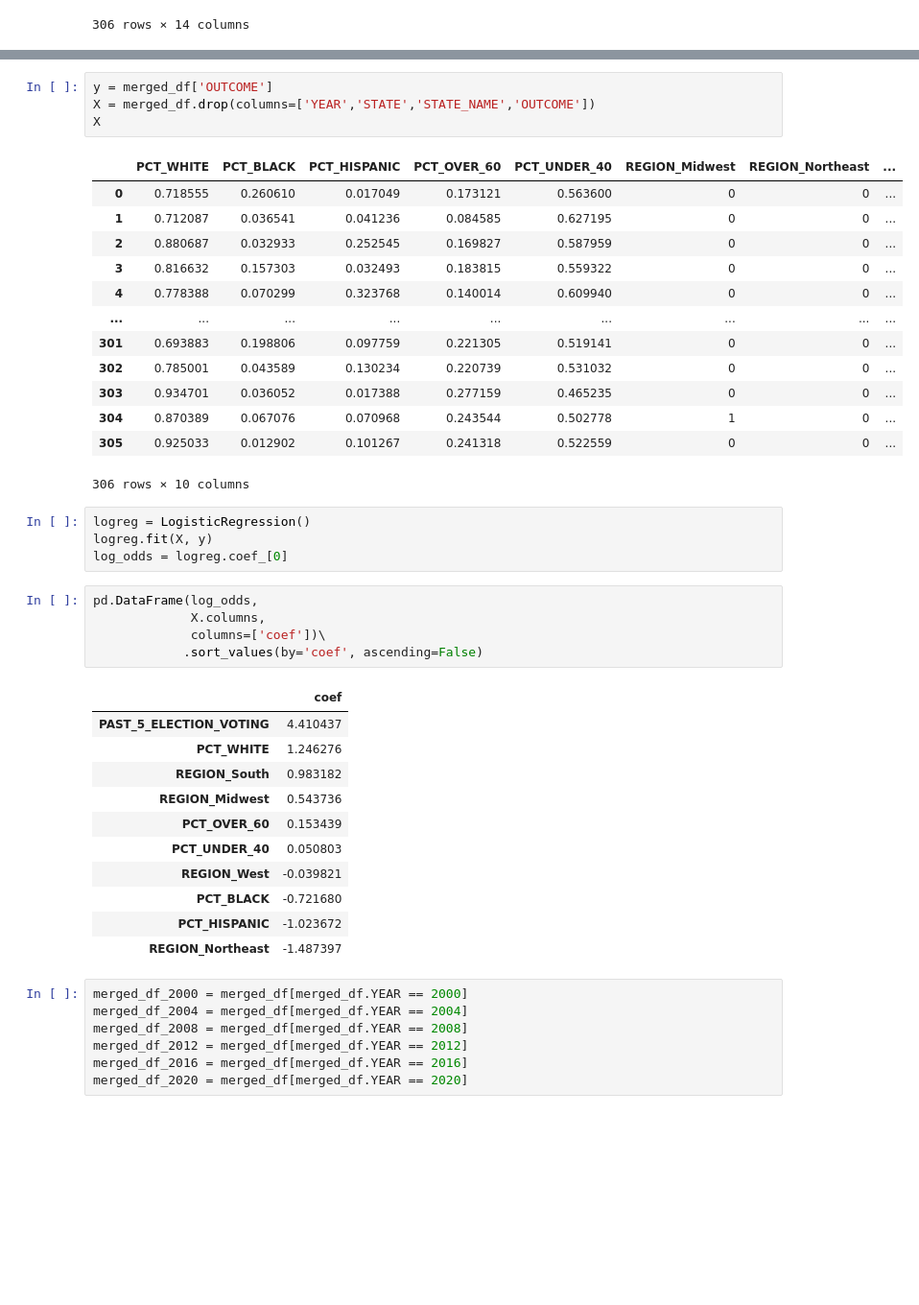
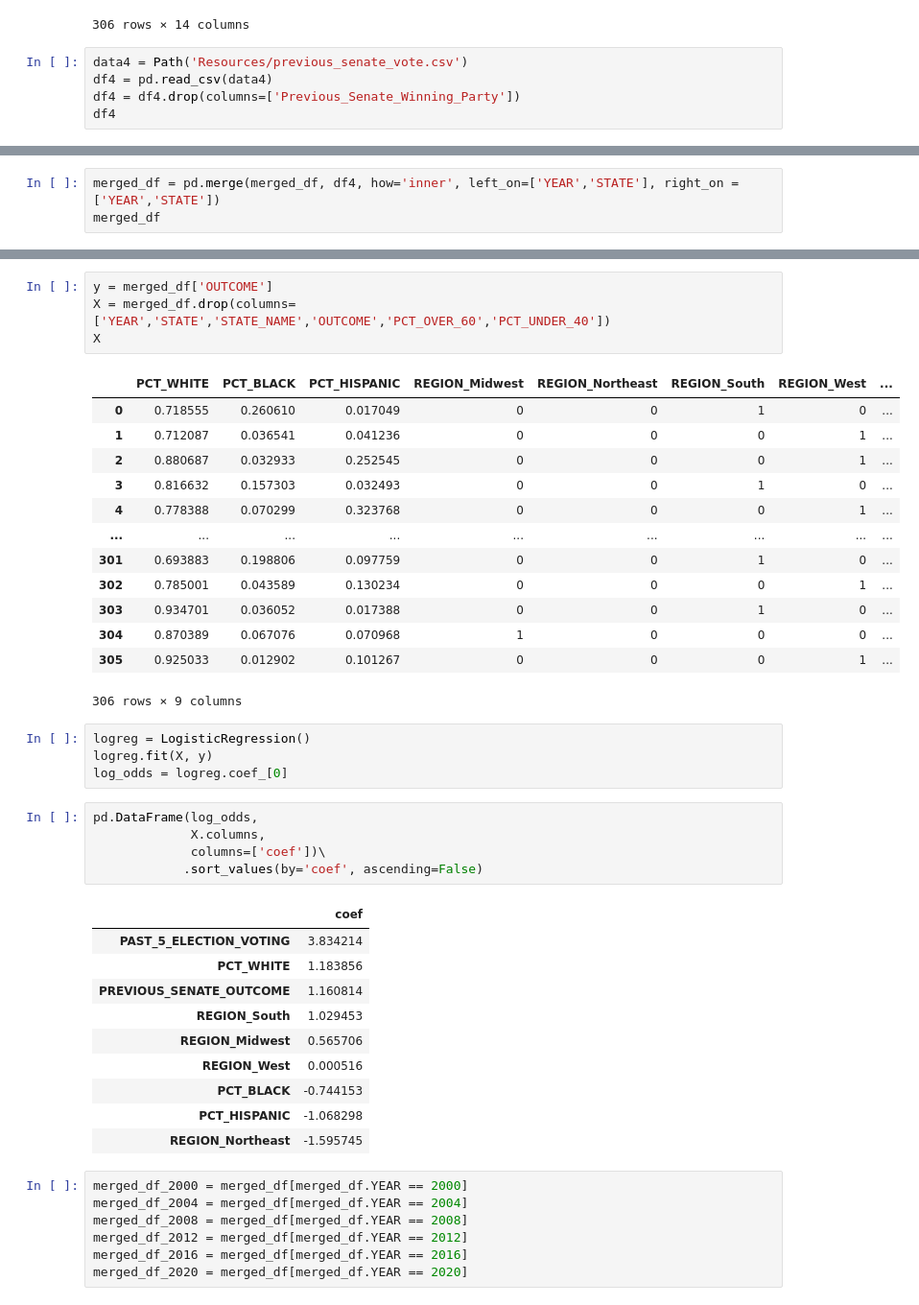
Before and after one commit to jipearson/blue-team, a Jupyter notebook: Coefficients_by_year.ipynb, the cells around one changed output, grey strips where cells are left out. Shown: that part at 96% size. Cells and saved outputs as stored; diff of their text form; blank space fills up the shorter version.

Commit message:
adding previous senate vote to files

```diff
--- a/Coefficients_by_year.ipynb
+++ b/Coefficients_by_year.ipynb
@@ -248,3 +248,8 @@ merged_df
 | 304 | 2020 | WISCONSIN | 0 | WISCONSIN | 0.870389 | 0.067076 | 0.070968 | 0.243544 | 0.502778 | ... |
 | 305 | 2020 | WYOMING | 1 | WYOMING | 0.925033 | 0.012902 | 0.101267 | 0.241318 | 0.522559 | ... |
 306 rows × 14 columns
+# %%
+data4 = Path('Resources/previous_senate_vote.csv')
+df4 = pd.read_csv(data4)
+df4 = df4.drop(columns=['Previous_Senate_Winning_Party'])
+df4
@@ -250,0 +270,3 @@ merged_df
+# %%
+merged_df = pd.merge(merged_df, df4, how='inner', left_on=['YEAR','STATE'], right_on = ['YEAR','STATE'])
+merged_df
@@ -251,21 +287,21 @@ merged_df
 # %%
 y = merged_df['OUTCOME']
-X = merged_df.drop(columns=['YEAR','STATE','STATE_NAME','OUTCOME'])
+X = merged_df.drop(columns=['YEAR','STATE','STATE_NAME','OUTCOME','PCT_OVER_60','PCT_UNDER_40'])
 X
 # %% [output]
-|  | PCT_WHITE | PCT_BLACK | PCT_HISPANIC | PCT_OVER_60 | PCT_UNDER_40 | REGION_Midwest | REGION_Northeast | ... |
-| 0 | 0.718555 | 0.260610 | 0.017049 | 0.173121 | 0.563600 | 0 | 0 | ... |
-| 1 | 0.712087 | 0.036541 | 0.041236 | 0.084585 | 0.627195 | 0 | 0 | ... |
-| 2 | 0.880687 | 0.032933 | 0.252545 | 0.169827 | 0.587959 | 0 | 0 | ... |
-| 3 | 0.816632 | 0.157303 | 0.032493 | 0.183815 | 0.559322 | 0 | 0 | ... |
-| 4 | 0.778388 | 0.070299 | 0.323768 | 0.140014 | 0.609940 | 0 | 0 | ... |
+|  | PCT_WHITE | PCT_BLACK | PCT_HISPANIC | REGION_Midwest | REGION_Northeast | REGION_South | REGION_West | ... |
+| 0 | 0.718555 | 0.260610 | 0.017049 | 0 | 0 | 1 | 0 | ... |
+| 1 | 0.712087 | 0.036541 | 0.041236 | 0 | 0 | 0 | 1 | ... |
+| 2 | 0.880687 | 0.032933 | 0.252545 | 0 | 0 | 0 | 1 | ... |
+| 3 | 0.816632 | 0.157303 | 0.032493 | 0 | 0 | 1 | 0 | ... |
+| 4 | 0.778388 | 0.070299 | 0.323768 | 0 | 0 | 0 | 1 | ... |
 | ... | ... | ... | ... | ... | ... | ... | ... | ... |
-| 301 | 0.693883 | 0.198806 | 0.097759 | 0.221305 | 0.519141 | 0 | 0 | ... |
-| 302 | 0.785001 | 0.043589 | 0.130234 | 0.220739 | 0.531032 | 0 | 0 | ... |
-| 303 | 0.934701 | 0.036052 | 0.017388 | 0.277159 | 0.465235 | 0 | 0 | ... |
-| 304 | 0.870389 | 0.067076 | 0.070968 | 0.243544 | 0.502778 | 1 | 0 | ... |
-| 305 | 0.925033 | 0.012902 | 0.101267 | 0.241318 | 0.522559 | 0 | 0 | ... |
+| 301 | 0.693883 | 0.198806 | 0.097759 | 0 | 0 | 1 | 0 | ... |
+| 302 | 0.785001 | 0.043589 | 0.130234 | 0 | 0 | 0 | 1 | ... |
+| 303 | 0.934701 | 0.036052 | 0.017388 | 0 | 0 | 1 | 0 | ... |
+| 304 | 0.870389 | 0.067076 | 0.070968 | 1 | 0 | 0 | 0 | ... |
+| 305 | 0.925033 | 0.012902 | 0.101267 | 0 | 0 | 0 | 1 | ... |
-306 rows × 10 columns
+306 rows × 9 columns
 # %%
 logreg = LogisticRegression()
 logreg.fit(X, y)
@@ -277,16 +313,15 @@ pd.DataFrame(log_odds,
             .sort_values(by='coef', ascending=False)
 # %% [output]
 |  | coef |
-| PAST_5_ELECTION_VOTING | 4.410437 |
-| PCT_WHITE | 1.246276 |
-| REGION_South | 0.983182 |
-| REGION_Midwest | 0.543736 |
-| PCT_OVER_60 | 0.153439 |
-| PCT_UNDER_40 | 0.050803 |
-| REGION_West | -0.039821 |
-| PCT_BLACK | -0.721680 |
-| PCT_HISPANIC | -1.023672 |
-| REGION_Northeast | -1.487397 |
+| PAST_5_ELECTION_VOTING | 3.834214 |
+| PCT_WHITE | 1.183856 |
+| PREVIOUS_SENATE_OUTCOME | 1.160814 |
+| REGION_South | 1.029453 |
+| REGION_Midwest | 0.565706 |
+| REGION_West | 0.000516 |
+| PCT_BLACK | -0.744153 |
+| PCT_HISPANIC | -1.068298 |
+| REGION_Northeast | -1.595745 |
 # %%
 merged_df_2000 = merged_df[merged_df.YEAR == 2000]
 merged_df_2004 = merged_df[merged_df.YEAR == 2004]
```
Also changed, not shown: parts of 14 cells of this notebook, 4 other files.
